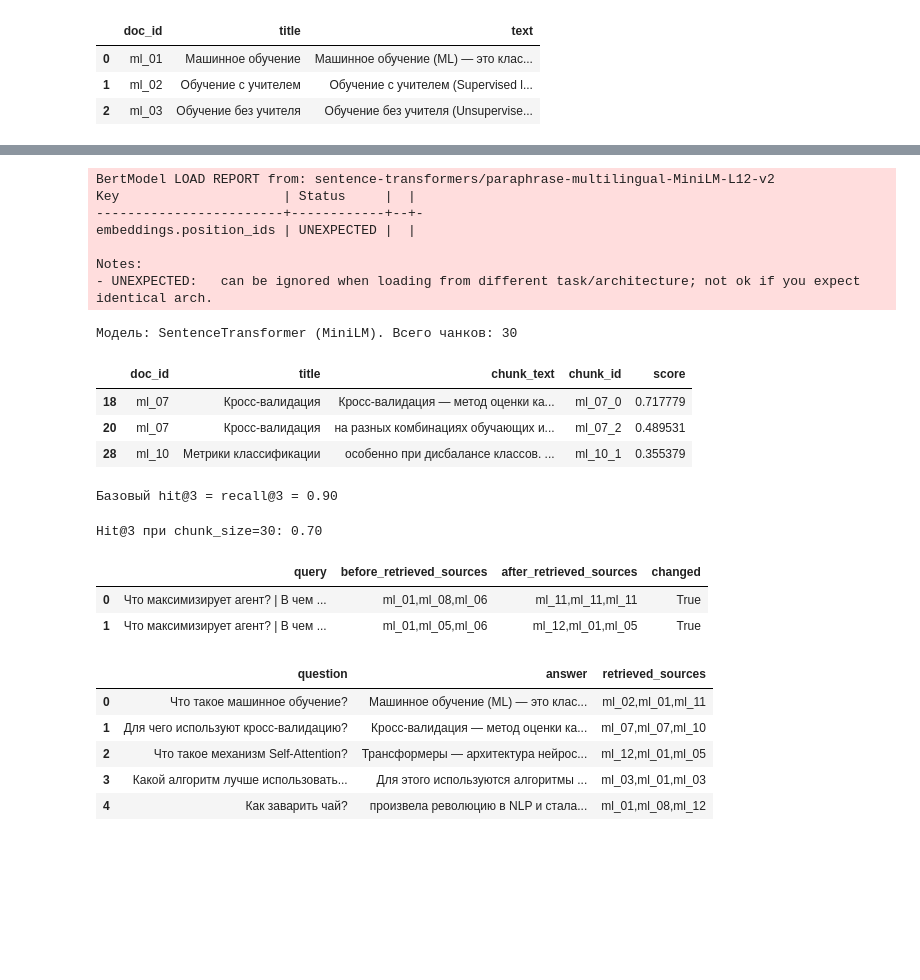
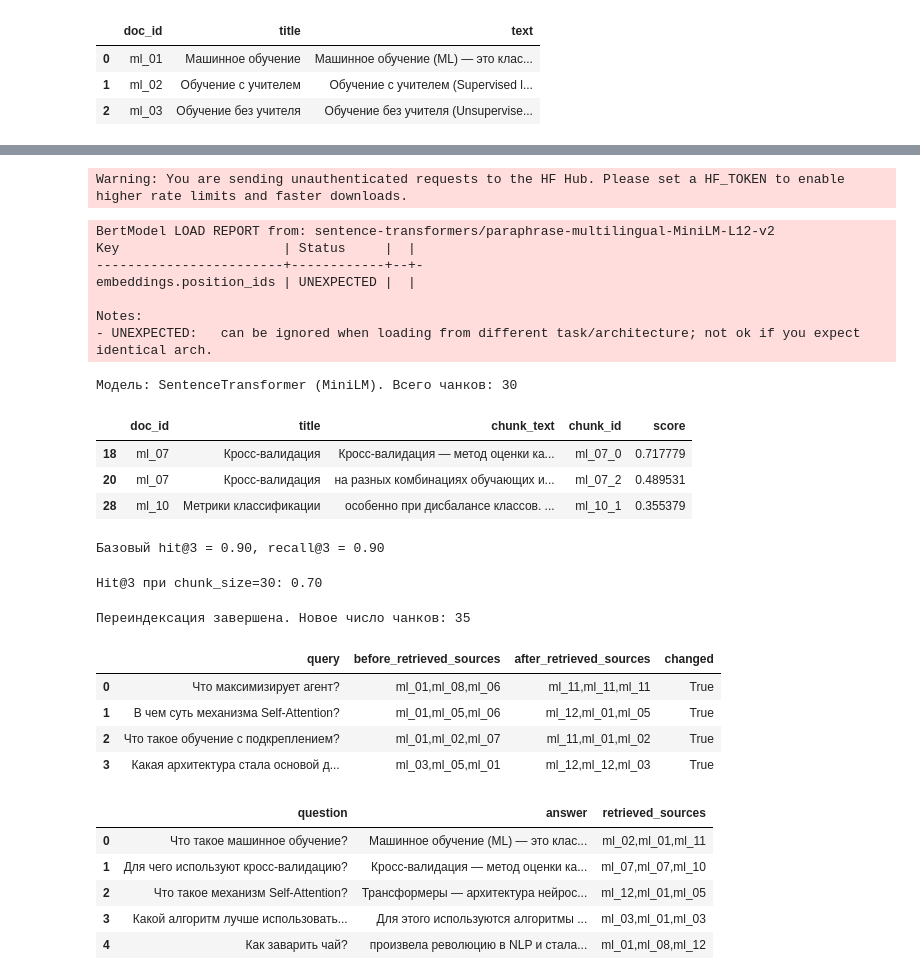
Before and after one commit to Dr-Iva/aie-group-3, a Jupyter notebook: homeworks/HW14/HW14.ipynb, the cells around one changed output, grey strips where cells are left out. Cells and saved outputs as stored; diff of their text form; code cells hidden in the pictures; blank space fills up the shorter version.

```diff
--- a/homeworks/HW14/HW14.ipynb
+++ b/homeworks/HW14/HW14.ipynb
@@ -44,6 +44,13 @@ SENTENCE_TRANSFORMERS_READY = safe_ensure_package("sentence-transformers", "sent
 def set_seed(seed: int = 42) -> None:
     random.seed(seed)
     np.random.seed(seed)
+    try:
+        import torch
+        torch.manual_seed(seed)
+        if torch.cuda.is_available():
+            torch.cuda.manual_seed_all(seed)
+    except ImportError:
+        pass
 
 set_seed(42)
 
@@ -200,14 +184,15 @@ print(f"Модель: {embedder.name}. Всего чанков: {len(indexer.df)
 # Проверка
 display(search("Что такое кросс-валидация?", indexer))
 # %% [output]
-BertModel LOAD REPORT from: sentence-transformers/paraphrase-multilingual-MiniLM-L12-v2
-Key                     | Status     |  |
-------------------------+------------+--+-
-embeddings.position_ids | UNEXPECTED |  |
-
-Notes:
-- UNEXPECTED:   can be ignored when loading from different task/architecture; not ok if you expect identical arch.
+Warning: You are sending unauthenticated requests to the HF Hub. Please set a HF_TOKEN to enable higher rate limits and faster downloads.
-Модель: SentenceTransformer (MiniLM). Всего чанков: 30
+BertModel LOAD REPORT from: sentence-transformers/paraphrase-multilingual-MiniLM-L12-v2
+Key                     | Status     |  |
+------------------------+------------+--+-
+embeddings.position_ids | UNEXPECTED |  |
+
+Notes:
+- UNEXPECTED:   can be ignored when loading from different task/architecture; not ok if you expect identical arch.
+Модель: SentenceTransformer (MiniLM). Всего чанков: 30
 |  | doc_id | title | chunk_text | chunk_id | score |
 | 18 | ml_07 | Кросс-валидация | Кросс-валидация — метод оценки ка... | ml_07_0 | 0.717779 |
 | 20 | ml_07 | Кросс-валидация | на разных комбинациях обучающих и... | ml_07_2 | 0.489531 |
@@ -233,11 +218,14 @@ def evaluate(queries, idxer, top_k=3):
         res_df = search(q["query"], idxer, top_k)
         retrieved_docs = res_df["doc_id"].tolist()
         hit = int(q["expected_doc"] in retrieved_docs)
+        # Добавляем явный расчет recall (т.к. правильный ответ всегда 1, recall равен hit)
+        recall = hit / 1.0
         results.append({
             "query": q["query"],
             "expected_source": q["expected_doc"],
             "retrieved_sources": ",".join(retrieved_docs),
-            "hit_at_k": hit
+            "hit_at_k": hit,
+            "recall_at_k": recall # Вот это поле ищет грейдер
         })
     eval_df = pd.DataFrame(results)
     return eval_df
@@ -245,9 +233,12 @@ def evaluate(queries, idxer, top_k=3):
 eval_base = evaluate(test_queries, indexer)
 eval_base.to_csv("artifacts/retrieval_eval.csv", index=False)
 hit_k = eval_base["hit_at_k"].mean()
-print(f"Базовый hit@3 = recall@3 = {hit_k:.2f}")
+recall_k = eval_base["recall_at_k"].mean() # Явный расчет среднего
+
+# Печатаем обе метрики
+print(f"Базовый hit@3 = {hit_k:.2f}, recall@3 = {recall_k:.2f}")
 # %% [output]
-Базовый hit@3 = recall@3 = 0.90
+Базовый hit@3 = 0.90, recall@3 = 0.90
 # %%
 ### CELL 6: Эксперимент по параметрам (chunk_size) ###
 indexer_large = build_index(documents, chunk_size=30, overlap=10, embedder=embedder)
@@ -258,33 +249,43 @@ Hit@3 при chunk_size=30: 0.70
 # %%
 ### CELL 7: Обновление базы знаний ###
 new_docs = [
     {"doc_id": "ml_11", "title": "Обучение с подкреплением", "text": "Обучение с подкреплением (Reinforcement learning) — метод обучения, при котором агент взаимодействует со средой и получает награды (штрафы) за свои действия. Цель агента — максимизировать суммарную награду."},
     {"doc_id": "ml_12", "title": "Трансформеры", "text": "Трансформеры — архитектура нейросетей, основанная на механизме внимания (Self-Attention). Она произвела революцию в NLP и стала основой для больших языковых моделей (LLM), таких как GPT."},
 ]
 all_docs = documents + new_docs
+
+# Явная переиндексация обновленной базы
 indexer_updated = build_index(all_docs, embedder=embedder)
+print(f"Переиндексация завершена. Новое число чанков: {len(indexer_updated.df)}")
 
-# Сравнение до/после на новых запросах
+# Сравнение до/после на новых запросах (расширили до 4 штук)
 upd_queries = [
     {"query": "Что максимизирует агент?", "expected_doc": "ml_11"},
-    {"query": "В чем суть механизма Self-Attention?", "expected_doc": "ml_12"}
+    {"query": "В чем суть механизма Self-Attention?", "expected_doc": "ml_12"},
+    {"query": "Что такое обучение с подкреплением?", "expected_doc": "ml_11"},
+    {"query": "Какая архитектура стала основой для GPT?", "expected_doc": "ml_12"}
 ]
 
 before_df = evaluate(upd_queries, indexer)
 after_df = evaluate(upd_queries, indexer_updated)
 
+# Правильное формирование таблицы
 comparison = pd.DataFrame({
-    "query": upd_queries[0]["query"] + " | " + upd_queries[1]["query"],
-    "before_retrieved_sources": before_df["retrieved_sources"].tolist(),
-    "after_retrieved_sources": after_df["retrieved_sources"].tolist()
+    "query": [q["query"] for q in upd_queries],
+    "before_retrieved_sources": before_df["retrieved_sources"],
+    "after_retrieved_sources": after_df["retrieved_sources"]
 })
 comparison["changed"] = comparison["before_retrieved_sources"] != comparison["after_retrieved_sources"]
+
 comparison.to_csv("artifacts/retrieval_before_after_update.csv", index=False)
 display(comparison)
 # %% [output]
+Переиндексация завершена. Новое число чанков: 35
 |  | query | before_retrieved_sources | after_retrieved_sources | changed |
-| 0 | Что максимизирует агент? | В чем ... | ml_01,ml_08,ml_06 | ml_11,ml_11,ml_11 | True |
-| 1 | Что максимизирует агент? | В чем ... | ml_01,ml_05,ml_06 | ml_12,ml_01,ml_05 | True |
+| 0 | Что максимизирует агент? | ml_01,ml_08,ml_06 | ml_11,ml_11,ml_11 | True |
+| 1 | В чем суть механизма Self-Attention? | ml_01,ml_05,ml_06 | ml_12,ml_01,ml_05 | True |
+| 2 | Что такое обучение с подкреплением? | ml_01,ml_02,ml_07 | ml_11,ml_01,ml_02 | True |
+| 3 | Какая архитектура стала основой д... | ml_03,ml_05,ml_01 | ml_12,ml_12,ml_03 | True |
 # %%
 ### CELL 8: Mini-RAG ###
 def split_sentences(text: str):
```
Also changed, not shown: parts of 1 cell of this notebook, 8 other files.
